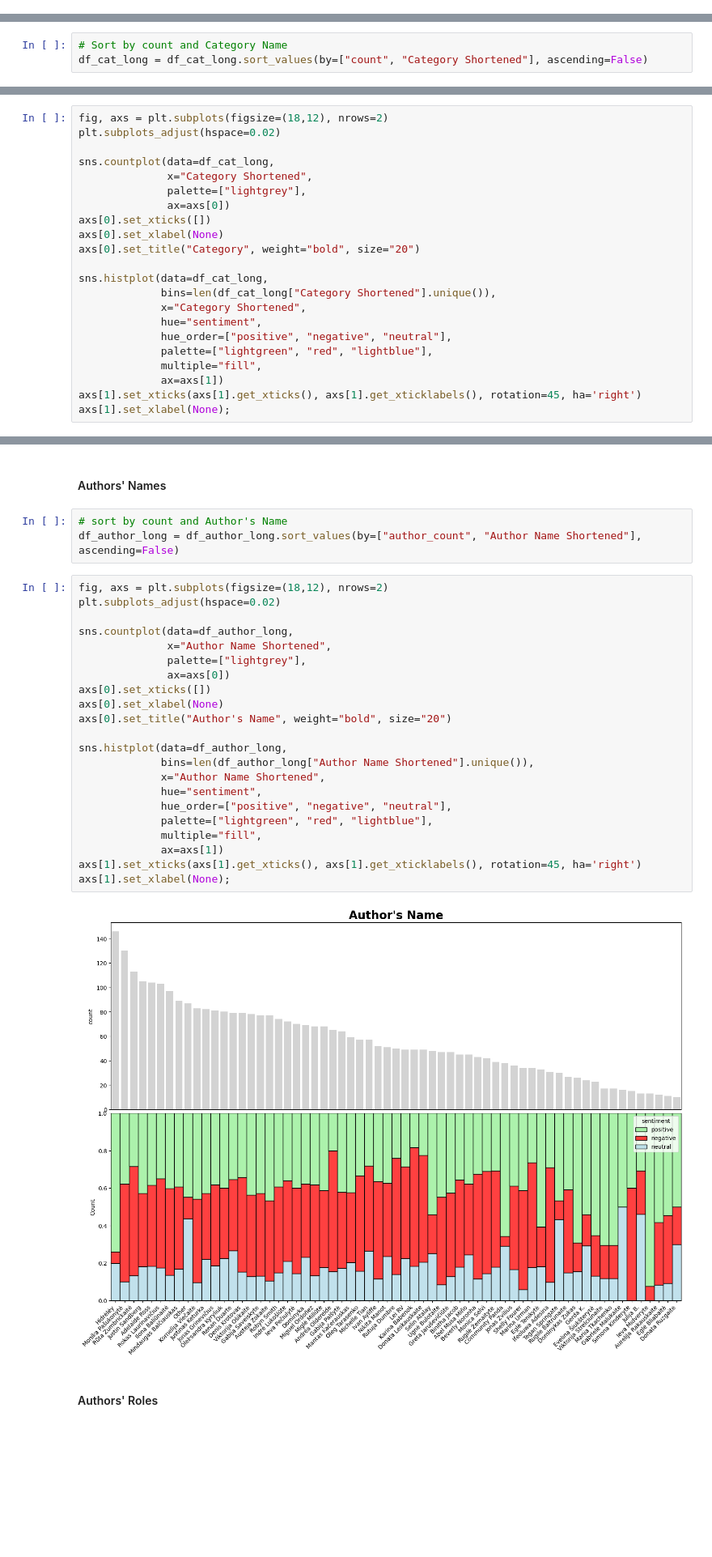
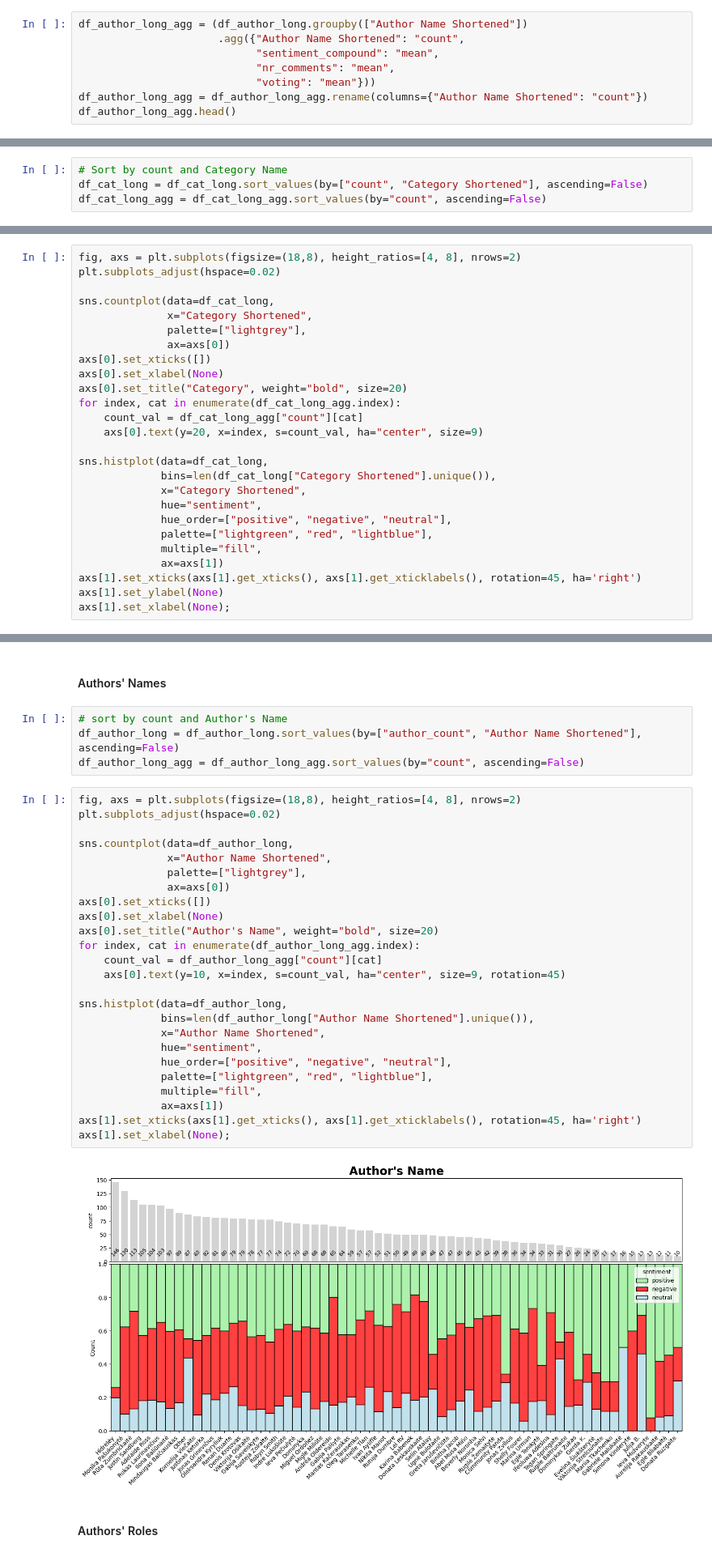
Before and after one commit to nick-peter-marcus/popculture-platform-sentiment-analysis, a Jupyter notebook: sentiment_analysis.ipynb, the cells around one changed output, grey strips where cells are left out. Shown at 81% size. Cells and saved outputs as stored; diff of their text form; blank space fills up the shorter version.

```diff
--- a/sentiment_analysis.ipynb
+++ b/sentiment_analysis.ipynb
@@ -560,0 +683,8 @@ df_author_long["role_count"] = (df_author_long["Author Role"]
+# %%
+df_author_long_agg = (df_author_long.groupby(["Author Name Shortened"])
+                      .agg({"Author Name Shortened": "count",
+                            "sentiment_compound": "mean",
+                            "nr_comments": "mean",
+                            "voting": "mean"}))
+df_author_long_agg = df_author_long_agg.rename(columns={"Author Name Shortened": "count"})
+df_author_long_agg.head()
@@ -700,3 +856,4 @@ ax.set_xlabel(None);
 # %%
 # Sort by count and Category Name
 df_cat_long = df_cat_long.sort_values(by=["count", "Category Shortened"], ascending=False)
+df_cat_long_agg = df_cat_long_agg.sort_values(by="count", ascending=False)
@@ -703,5 +864,5 @@ df_cat_long = df_cat_long.sort_values(by=["count", "Category Shortened"], ascend
 # %%
-fig, axs = plt.subplots(figsize=(18,12), nrows=2)
+fig, axs = plt.subplots(figsize=(18,8), height_ratios=[4, 8], nrows=2)
 plt.subplots_adjust(hspace=0.02)
 
 sns.countplot(data=df_cat_long,
@@ -710,7 +871,10 @@ sns.countplot(data=df_cat_long,
               ax=axs[0])
 axs[0].set_xticks([])
 axs[0].set_xlabel(None)
-axs[0].set_title("Category", weight="bold", size="20")
+axs[0].set_title("Category", weight="bold", size=20)
+for index, cat in enumerate(df_cat_long_agg.index):
+    count_val = df_cat_long_agg["count"][cat]
+    axs[0].text(y=20, x=index, s=count_val, ha="center", size=9)
 
 sns.histplot(data=df_cat_long,
              bins=len(df_cat_long["Category Shortened"].unique()),
@@ -721,5 +885,6 @@ sns.histplot(data=df_cat_long,
              multiple="fill",
              ax=axs[1])
 axs[1].set_xticks(axs[1].get_xticks(), axs[1].get_xticklabels(), rotation=45, ha='right')
+axs[1].set_ylabel(None)
 axs[1].set_xlabel(None);
 # %% [output]
@@ -731,30 +896,34 @@ axs[1].set_xlabel(None);
 # %%
 # sort by count and Author's Name
 df_author_long = df_author_long.sort_values(by=["author_count", "Author Name Shortened"], ascending=False)
+df_author_long_agg = df_author_long_agg.sort_values(by="count", ascending=False)
 # %%
-fig, axs = plt.subplots(figsize=(18,12), nrows=2)
+fig, axs = plt.subplots(figsize=(18,8), height_ratios=[4, 8], nrows=2)
 plt.subplots_adjust(hspace=0.02)
 
 sns.countplot(data=df_author_long,
               x="Author Name Shortened",
               palette=["lightgrey"],
               ax=axs[0])
 axs[0].set_xticks([])
 axs[0].set_xlabel(None)
-axs[0].set_title("Author's Name", weight="bold", size="20")
+axs[0].set_title("Author's Name", weight="bold", size=20)
+for index, cat in enumerate(df_author_long_agg.index):
+    count_val = df_author_long_agg["count"][cat]
+    axs[0].text(y=10, x=index, s=count_val, ha="center", size=9, rotation=45)
 
 sns.histplot(data=df_author_long,
              bins=len(df_author_long["Author Name Shortened"].unique()),
              x="Author Name Shortened",
              hue="sentiment",
              hue_order=["positive", "negative", "neutral"],
              palette=["lightgreen", "red", "lightblue"],
              multiple="fill",
              ax=axs[1])
 axs[1].set_xticks(axs[1].get_xticks(), axs[1].get_xticklabels(), rotation=45, ha='right')
 axs[1].set_xlabel(None);
 # %% [output]
-[figure, old version]
+[figure, new version]
 # %% [markdown]
 #### Authors' Roles
 # %%
```
Also changed, not shown: parts of 34 cells of this notebook.
